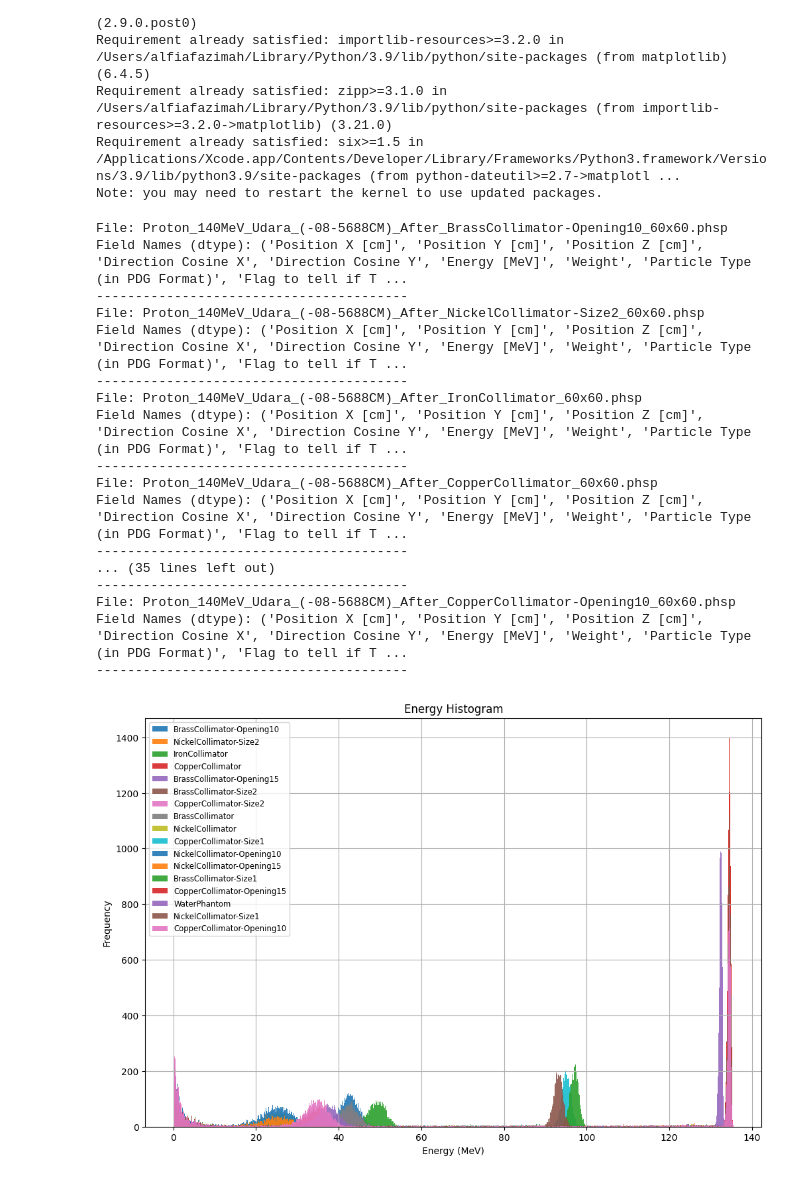
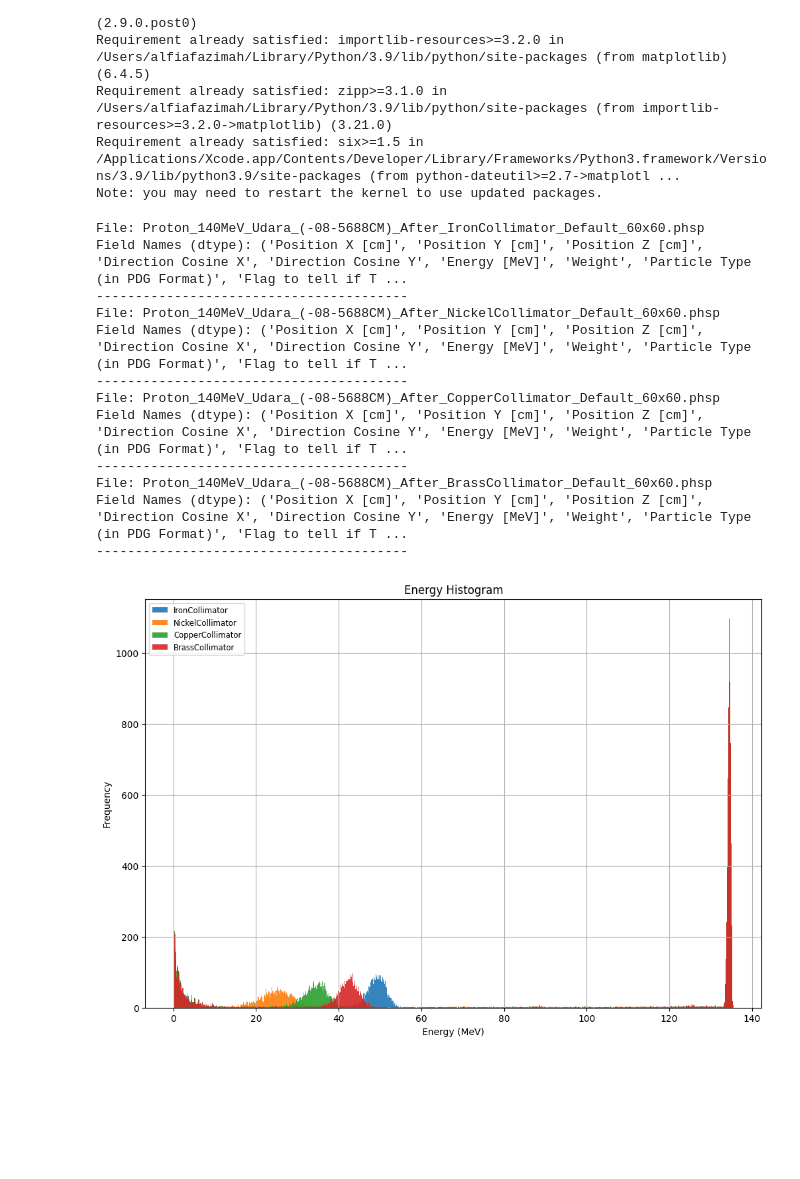
Before and after one commit to alfiafazimah/PhaseSpaceTOPAS-Visualization, a Jupyter notebook: src/PhaseSpaceTOPAS-Visualization.ipynb, the cells around one changed output. Saved outputs shown, nothing was run; the diff lists cells and outputs as text; code cells hidden in the pictures; blank space fills up the shorter version.

```diff
--- a/src/PhaseSpaceTOPAS-Visualization.ipynb
+++ b/src/PhaseSpaceTOPAS-Visualization.ipynb
@@ -65,7 +65,8 @@ for item in os.listdir(phspdirectory):
         position = nomen[3]
         beforeafter = nomen [4]
         component = nomen[5]
-        size = nomen[6]
+        other = nomen [6]
+        size = nomen[7]
         key = f"{beamtype}_{beam_energy}_{material}_{position}_{beforeafter}_{component}_{size}"
 
         # Ensure the key exists in the dictionary
@@ -82,52 +83,48 @@ for item in os.listdir(phspdirectory):
         print("Field Names (dtype):", data.dtype.names)
         print("-" * 40)  # Just to separate the output for each file
 # %% [output]
-File: Proton_140MeV_Udara_(-08-5688CM)_After_BrassCollimator-Opening10_60x60.phsp
+File: Proton_140MeV_Udara_(-08-5688CM)_After_IronCollimator_Default_60x60.phsp
 Field Names (dtype): ('Position X [cm]', 'Position Y [cm]', 'Position Z [cm]', 'Direction Cosine X', 'Direction Cosine Y', 'Energy [MeV]', 'Weight', 'Particle Type (in PDG Format)', 'Flag to tell if T ...
 ----------------------------------------
-File: Proton_140MeV_Udara_(-08-5688CM)_After_NickelCollimator-Size2_60x60.phsp
+File: Proton_140MeV_Udara_(-08-5688CM)_After_NickelCollimator_Default_60x60.phsp
 Field Names (dtype): ('Position X [cm]', 'Position Y [cm]', 'Position Z [cm]', 'Direction Cosine X', 'Direction Cosine Y', 'Energy [MeV]', 'Weight', 'Particle Type (in PDG Format)', 'Flag to tell if T ...
 ----------------------------------------
-File: Proton_140MeV_Udara_(-08-5688CM)_After_IronCollimator_60x60.phsp
+File: Proton_140MeV_Udara_(-08-5688CM)_After_CopperCollimator_Default_60x60.phsp
 Field Names (dtype): ('Position X [cm]', 'Position Y [cm]', 'Position Z [cm]', 'Direction Cosine X', 'Direction Cosine Y', 'Energy [MeV]', 'Weight', 'Particle Type (in PDG Format)', 'Flag to tell if T ...
 ----------------------------------------
-File: Proton_140MeV_Udara_(-08-5688CM)_After_CopperCollimator_60x60.phsp
+File: Proton_140MeV_Udara_(-08-5688CM)_After_BrassCollimator_Default_60x60.phsp
 Field Names (dtype): ('Position X [cm]', 'Position Y [cm]', 'Position Z [cm]', 'Direction Cosine X', 'Direction Cosine Y', 'Energy [MeV]', 'Weight', 'Particle Type (in PDG Format)', 'Flag to tell if T ...
 ----------------------------------------
-... (35 lines left out)
-----------------------------------------
-File: Proton_140MeV_Udara_(-08-5688CM)_After_CopperCollimator-Opening10_60x60.phsp
-Field Names (dtype): ('Position X [cm]', 'Position Y [cm]', 'Position Z [cm]', 'Direction Cosine X', 'Direction Cosine Y', 'Energy [MeV]', 'Weight', 'Particle Type (in PDG Format)', 'Flag to tell if T ...
-----------------------------------------
 # %%
 # Plot energy distributions for each file
 plt.figure(figsize=(12, 8))
 
 for item, df in phsp_dataframe.items():
     if 'Energy [MeV]' in df.columns:
         nomen = item.split('_')
         beamtype = nomen [0]
         beam_energy = nomen[1]
         material = nomen[2]
         position = nomen[3]
         beforeafter = nomen [4]
         component = nomen[5]
-        size = nomen[6]
+        other = nomen [6]
+        size = nomen[7]
         key = f"{beamtype}_{beam_energy}_{material}_{position}_{beforeafter}_{component}_{size}"
 
         plt.hist(df['Energy [MeV]'], bins=1000, alpha=0.9, label=component)
 
 
 # Customize the plot
 plt.title("Energy Histogram")
 plt.xlabel("Energy (MeV)")
 plt.ylabel("Frequency")
 plt.legend(loc='upper left', fontsize='small')
 plt.grid(True)
 
 # Save the combined graph
 output_path = os.path.join(outputdirectory, "energy histogram.png")
 plt.savefig(output_path, dpi=600)
 plt.show()
 # %% [output]
-[figure, old version]
+[figure, new version]
```
Also changed, not shown: 37 other files.
